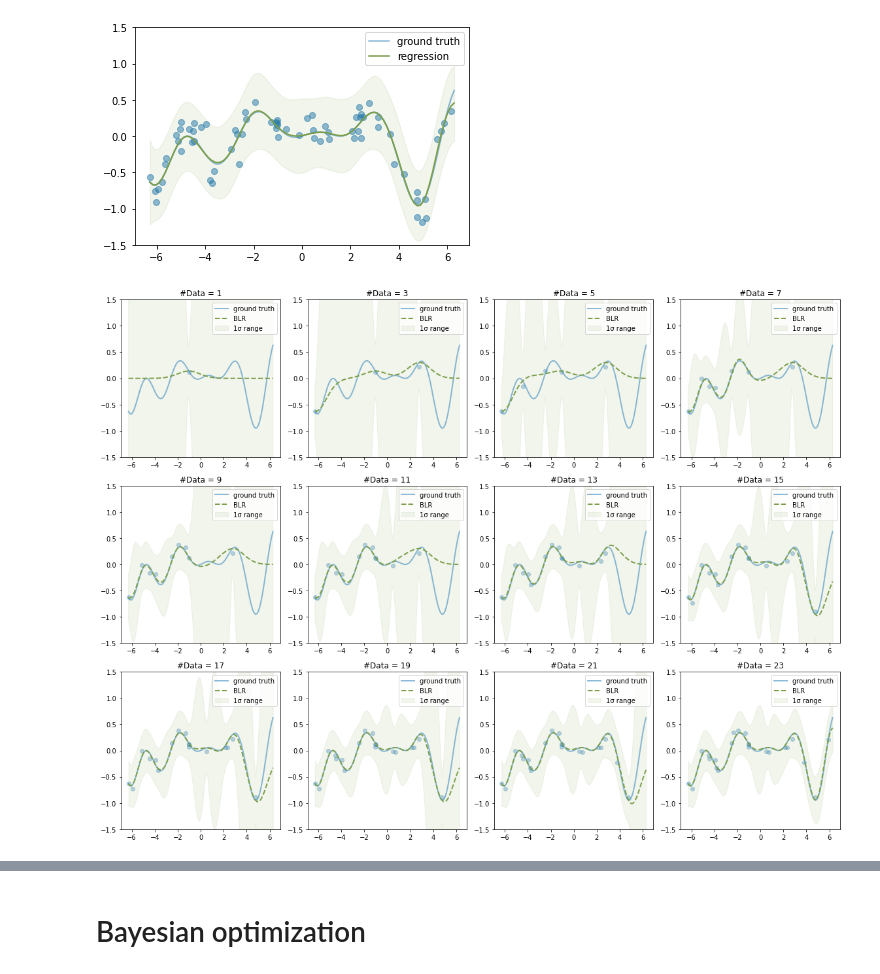
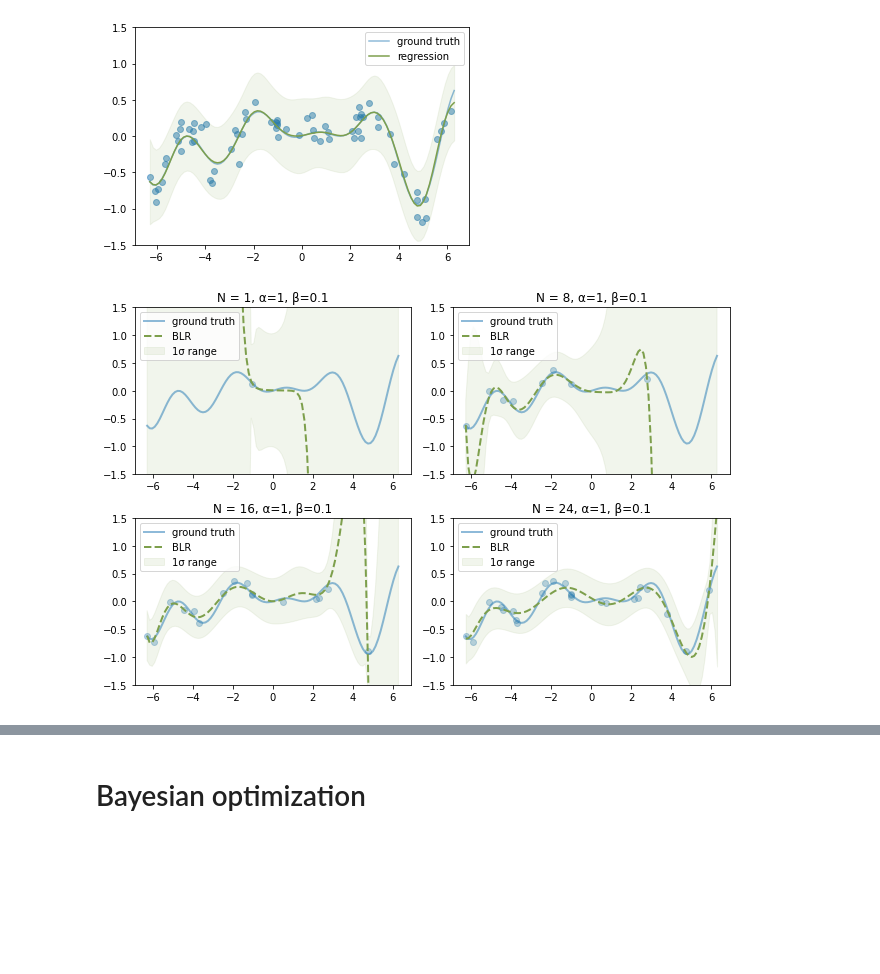
Before and after one commit to h16ki/ising, a Jupyter notebook: src/bayes.ipynb, the cells around one changed output, grey strips where cells are left out. Drawn from its saved outputs; the diff is of its cells as text; code cells hidden in the pictures; blank space fills up the shorter version.

Commit message:
change the figure

```diff
--- a/src/bayes.ipynb
+++ b/src/bayes.ipynb
@@ -484,7 +488,7 @@ if __name__ == '__main__':
     inference.likelihood.param = {"mean": 0, "cov": 0.2}
 
     inference.prior_distribution.model = 'gaussian'
-    inference.prior_distribution.param = {"mean": 0, "cov": 1}
+    inference.prior_distribution.param = {"mean": 0, "cov": 10}
 
     # inference.features = [lambda x: 1, lambda x: x, lambda x: x**2, lambda x: np.sin(x), lambda x: np.cos(x)]
     inference.features = [ (lambda n: lambda x: 5*np.exp(-(x-n)**2))(n) for n in range(-7,7) ]
@@ -514,48 +518,48 @@ N = 24
 train_x = 2.0 * np.pi * (2*np.random.rand(N)-1)
 noise = np.random.normal(0, 0.1, N)
 target = lambda x: 0.1 * x * (np.sin(x) + np.cos(2*x))
-fig = plt.figure(figsize=(16,12))
+fig = plt.figure(figsize=(9,6))
 fname = "bayesian_linear_regression.pdf"
 
-for n in range(1, N//2 + 1):
-    ax = fig.add_subplot(3, 4, n)
-    x = train_x[:2*n-1]
+for i, n in enumerate([1, 8, 16, 24]):
+    ax = fig.add_subplot(2, 2, i+1)
+    x = train_x[:n]
     y = target(x)
-    ax.scatter(x, y+noise[:2*n-1], alpha=0.3)
+    ax.scatter(x, y+noise[:n], alpha=0.3)
 
     train = Train(targets=y, inputs=x)
     inference = Inference("bayesian", train=train)
     inference.likelihood.model = 'gaussian'
     inference.likelihood.param = {"mean": 0, "cov": 0.1}
 
     inference.prior_distribution.model = 'gaussian'
     inference.prior_distribution.param = {"mean": 0, "cov": 1}
 
-    # inference.features = [lambda x: 1, lambda x: x, lambda x: x**2, lambda x: np.sin(x), lambda x: np.cos(x)]
-    inference.features = [ (lambda n: lambda x: 5*np.exp(-(x-n)**2))(n) for n in range(-7,7) ]
+    inference.features = [(lambda n: lambda x: x ** n)(n) for n in range(10)]
+    # inference.features = [ (lambda n: lambda x: 5*np.exp(-(x-n)**2))(n) for n in range(-7,7) ]
     # print(f"design matrix:\n {inference.design_matrix}")
 
     rg = LinearRegression(inference=inference)
     x = 2.0 * np.pi * np.linspace(-1, 1, 100)
     # y = rg.regression(x)
     y, var = rg.regression(x)
 
     ax.plot(x, fn(x), alpha=0.5, label="ground truth", linewidth=2)
 
     ax.plot(x, y, label="BLR", c="#7d9f4c", linestyle="--", linewidth=2)
     # plt.plot(x, y + np.sqrt(var), alpha=0.5)
     # plt.plot(x, y - np.sqrt(var), alpha=0.5)
     ax.fill_between(x, y + np.sqrt(var), y - np.sqrt(var), alpha=0.1, color="#7d9f4c", label="1σ range")
     ax.set_ylim(-1.5, 1.5)
     ax.legend()
-    ax.set_title(f"#Data = {2*n-1}")
+    ax.set_title(f"N = {n}, α=1, β=0.1")
 
 plt.tight_layout()
 plt.show()
 with PdfPages("images/"+fname) as pdf:
     pdf.savefig(fig)
 # %% [output]
-[figure, old version]
+[figure, new version]
 # %% [markdown]
 # Gaussian process
 
```
Also changed, not shown: parts of 8 cells of this notebook, 3 other files.
